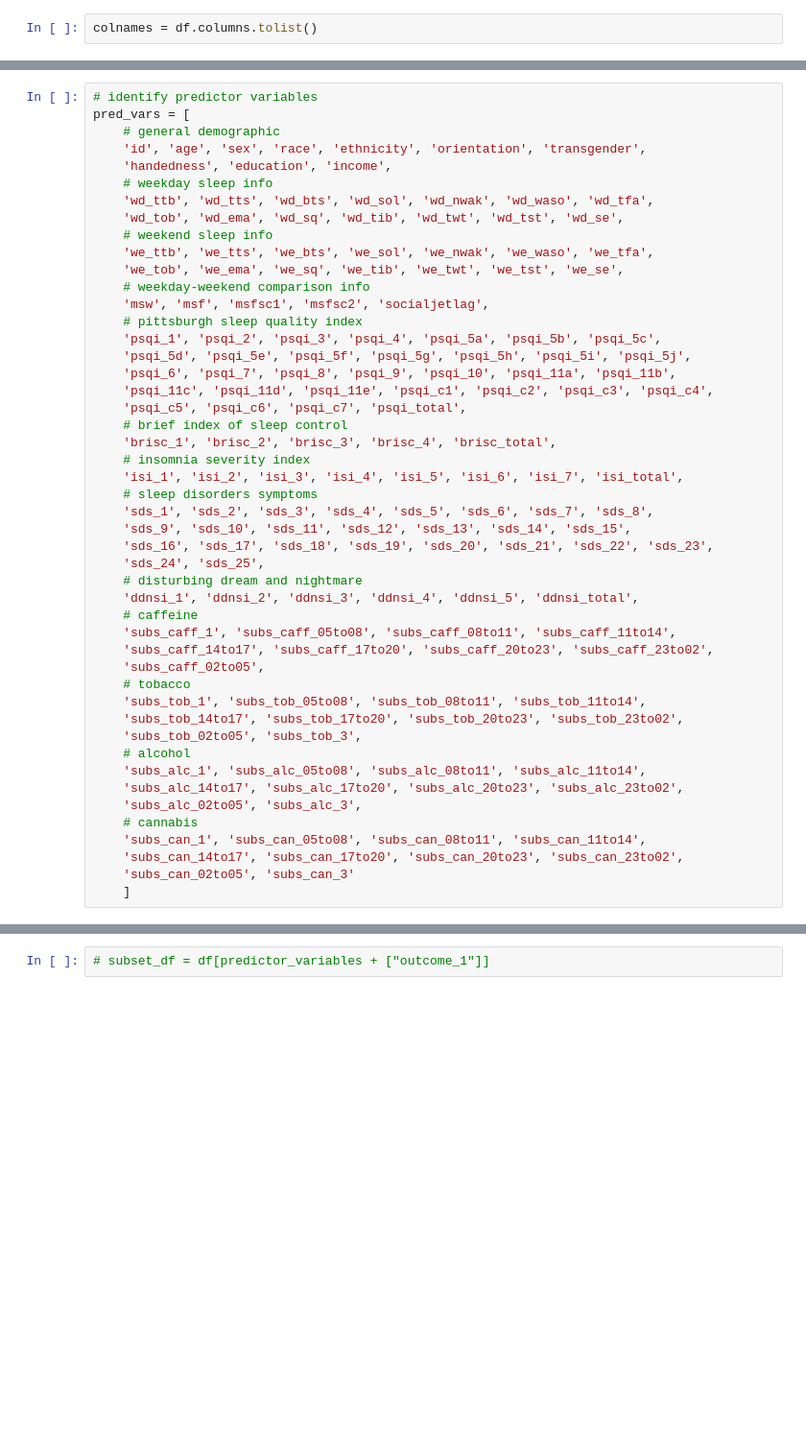
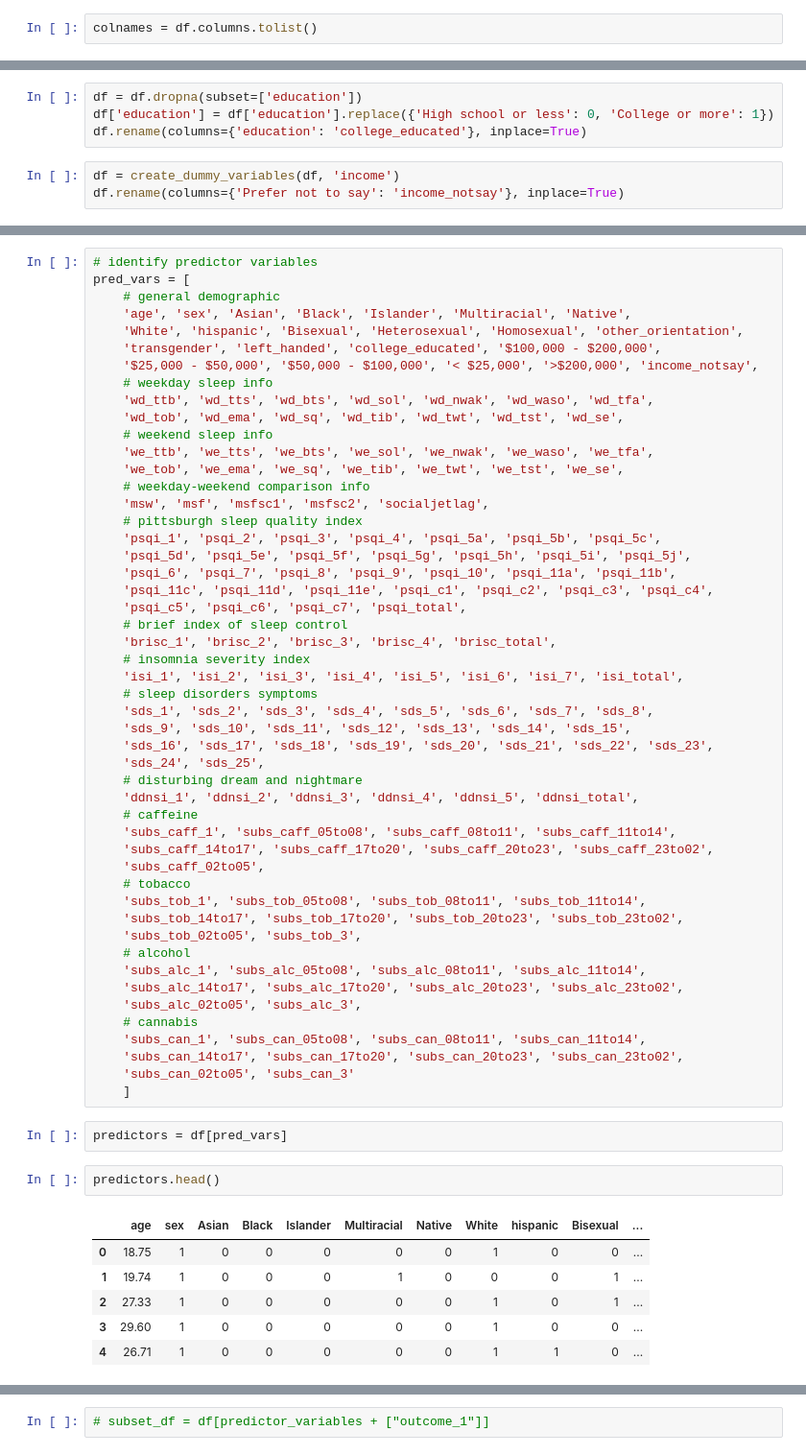
Before and after one commit to keresztalina/datasci_f24, a Jupyter notebook: src/test.ipynb, the cells around one changed output, grey strips where cells are left out. Shown at 96% size. Saved outputs shown, nothing was run; the diff lists cells and outputs as text; blank space fills up the shorter version.

```diff
--- a/src/test.ipynb
+++ b/src/test.ipynb
@@ -47,0 +71,7 @@ print(colnames)
+# %%
+df = df.dropna(subset=['education'])
+df['education'] = df['education'].replace({'High school or less': 0, 'College or more': 1})
+df.rename(columns={'education': 'college_educated'}, inplace=True)
+# %%
+df = create_dummy_variables(df, 'income')
+df.rename(columns={'Prefer not to say': 'income_notsay'}, inplace=True)
@@ -49,8 +85,10 @@ print(colnames)
 # identify predictor variables
 pred_vars = [
     # general demographic
-    'id', 'age', 'sex', 'race', 'ethnicity', 'orientation', 'transgender',
-    'handedness', 'education', 'income',
+    'age', 'sex', 'Asian', 'Black', 'Islander', 'Multiracial', 'Native',
+    'White', 'hispanic', 'Bisexual', 'Heterosexual', 'Homosexual', 'other_orientation',
+    'transgender', 'left_handed', 'college_educated', '$100,000 - $200,000',
+    '$25,000 - $50,000', '$50,000 - $100,000', '< $25,000', '>$200,000', 'income_notsay',
     # weekday sleep info
     'wd_ttb', 'wd_tts', 'wd_bts', 'wd_sol', 'wd_nwak', 'wd_waso', 'wd_tfa',
     'wd_tob', 'wd_ema', 'wd_sq', 'wd_tib', 'wd_twt', 'wd_tst', 'wd_se',
@@ -93,3 +131,14 @@ pred_vars = [
     'subs_can_14to17', 'subs_can_17to20', 'subs_can_20to23', 'subs_can_23to02',
     'subs_can_02to05', 'subs_can_3'
     ]
+# %%
+predictors = df[pred_vars]
+# %%
+predictors.head()
+# %% [output]
+|  | age | sex | Asian | Black | Islander | Multiracial | Native | White | hispanic | Bisexual | ... |
+| 0 | 18.75 | 1 | 0 | 0 | 0 | 0 | 0 | 1 | 0 | 0 | ... |
+| 1 | 19.74 | 1 | 0 | 0 | 0 | 1 | 0 | 0 | 0 | 1 | ... |
+| 2 | 27.33 | 1 | 0 | 0 | 0 | 0 | 0 | 1 | 0 | 1 | ... |
+| 3 | 29.60 | 1 | 0 | 0 | 0 | 0 | 0 | 1 | 0 | 0 | ... |
+| 4 | 26.71 | 1 | 0 | 0 | 0 | 0 | 0 | 1 | 1 | 0 | ... |
```
Also changed, not shown: parts of 14 cells of this notebook, 1 other file.
